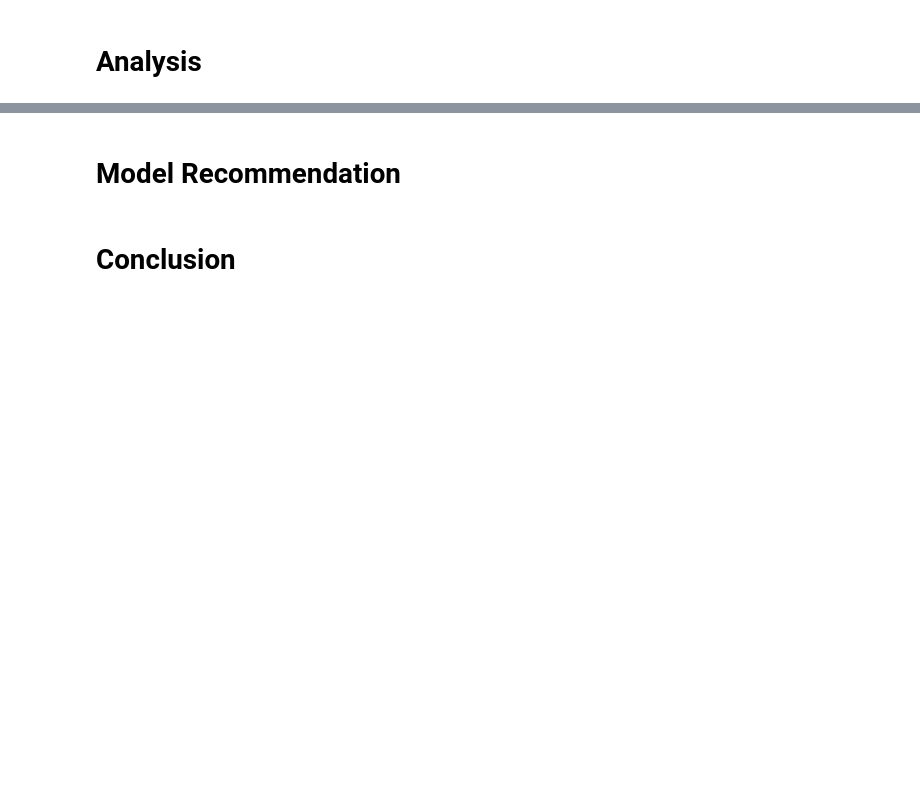
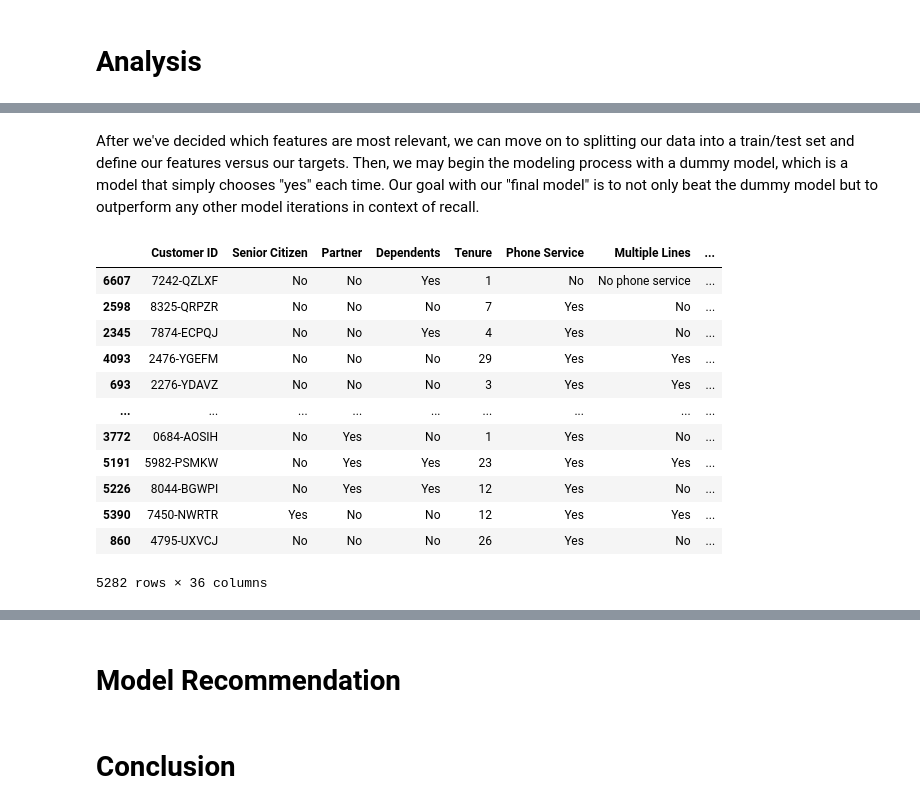
Before and after one commit to falloutb1tch/ChurnBackTime, a Jupyter notebook: Final.ipynb, the cells around one changed output, grey strips where cells are left out. Cells and saved outputs as stored; diff of their text form; code cells hidden in the pictures; blank space fills up the shorter version.

```diff
--- a/Final.ipynb
+++ b/Final.ipynb
@@ -410,0 +440,22 @@ As we can see, our several dataframes have been stitched into one workable dataf
+# %% [markdown]
+After we've decided which features are most relevant, we can move on to splitting our data into a train/test set and define our features versus our targets. Then, we may begin the modeling process with a dummy model, which is a model that simply chooses "yes" each time. Our goal with our "final model" is to not only beat the dummy model but to outperform any other model iterations in context of recall.
+# %%
+X = final_churn_df.drop('Churn Label', axis=1)
+y = final_churn_df['Churn Label']
+X_train, X_test, y_train, y_test = train_test_split(X, y, test_size=.25, random_state=42)
+# %%
+X_train
+# %% [output]
+|  | Customer ID | Senior Citizen | Partner | Dependents | Tenure | Phone Service | Multiple Lines | ... |
+| 6607 | 7242-QZLXF | No | No | Yes | 1 | No | No phone service | ... |
+| 2598 | 8325-QRPZR | No | No | No | 7 | Yes | No | ... |
+| 2345 | 7874-ECPQJ | No | No | Yes | 4 | Yes | No | ... |
+| 4093 | 2476-YGEFM | No | No | No | 29 | Yes | Yes | ... |
+| 693 | 2276-YDAVZ | No | No | No | 3 | Yes | Yes | ... |
+| ... | ... | ... | ... | ... | ... | ... | ... | ... |
+| 3772 | 0684-AOSIH | No | Yes | No | 1 | Yes | No | ... |
+| 5191 | 5982-PSMKW | No | Yes | Yes | 23 | Yes | Yes | ... |
+| 5226 | 8044-BGWPI | No | Yes | Yes | 12 | Yes | No | ... |
+| 5390 | 7450-NWRTR | Yes | No | No | 12 | Yes | Yes | ... |
+| 860 | 4795-UXVCJ | No | No | No | 26 | Yes | No | ... |
+5282 rows × 36 columns
```
Also changed, not shown: parts of 17 cells of this notebook.
